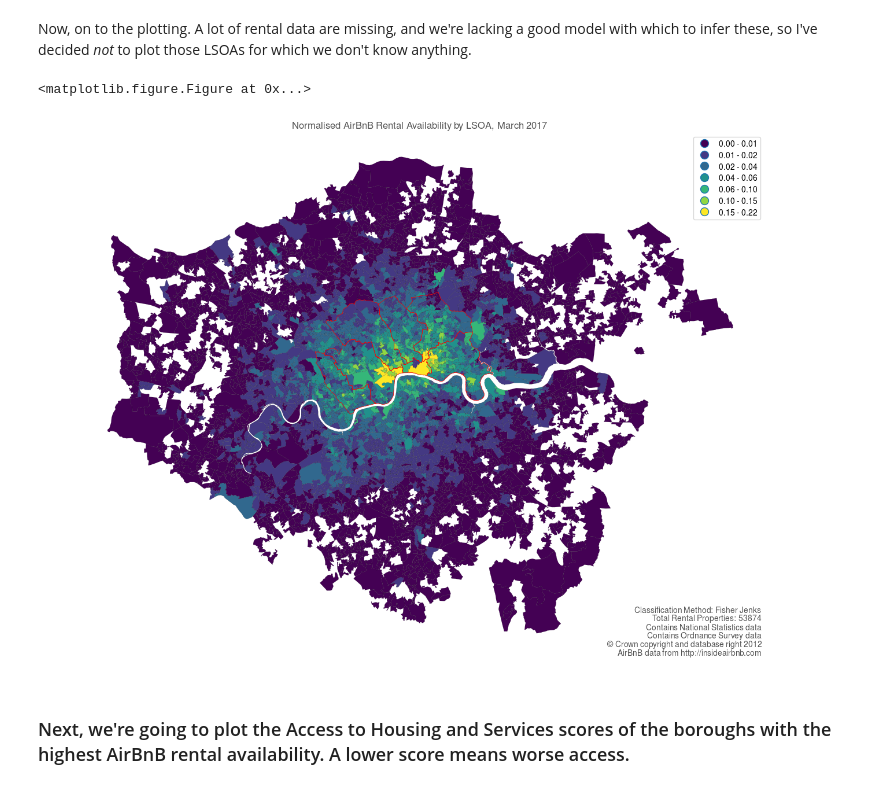
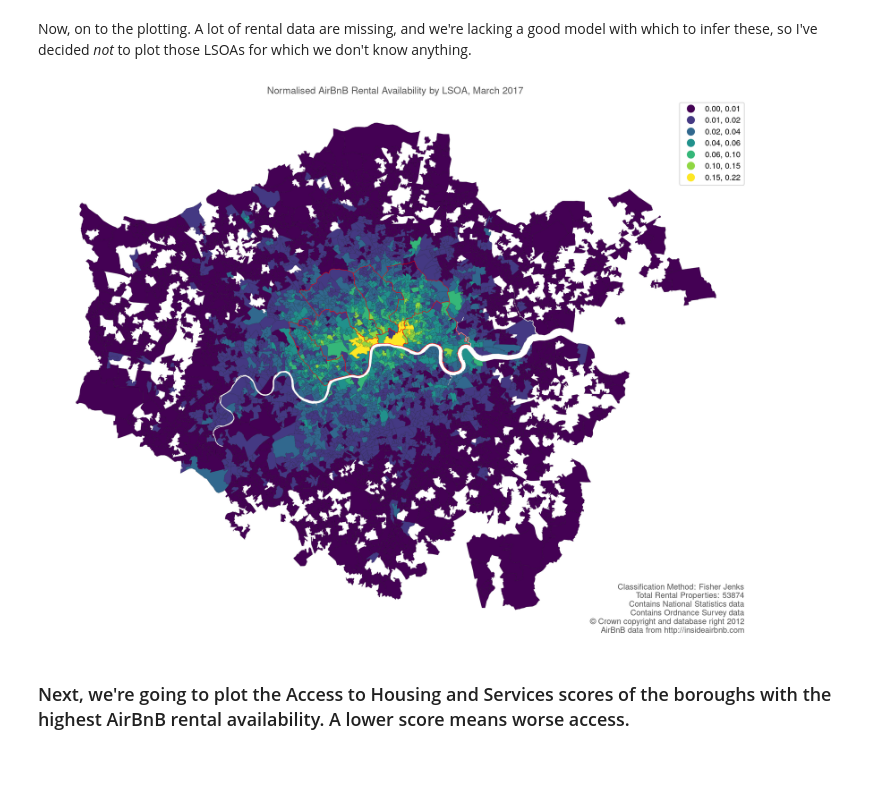
Before and after one commit to urschrei/Geopython, a Jupyter notebook: airbnb.ipynb, the cells around one changed output. Saved outputs shown, nothing was run; the diff lists cells and outputs as text; code cells hidden in the pictures.

```diff
--- a/airbnb.ipynb
+++ b/airbnb.ipynb
@@ -40,7 +39,4 @@ boroughs_gdf = gp.read_file("data/neighbourhoods.geojson")
 # %% [markdown]
 Perform a spatial join of AirBnB rentals (left) to LSOAs (right)
 # %%
-merged = gp.tools.sjoin(
-    abb_gdf, imd_gdf,
-    how="inner",
-)
+merged = gp.sjoin(abb_gdf, imd_gdf, how="inner")
@@ -49,7 +42,0 @@ Now merge aggregated (counted) rentals to LSOA polygon rows
-# %%
-imd_gdf = imd_gdf.merge(
-    merged['LSOA11NM'].value_counts().to_frame(),
-    how='left',
-    left_on='LSOA11NM', right_index=True)
-# rename count column
-imd_gdf.rename(columns={"LSOA11NM_y": 'Rental_Count'}, inplace=True)
@@ -56,3 +45,7 @@ imd_gdf.rename(columns={"LSOA11NM_y": 'Rental_Count'}, inplace=True)
+# %%
+imd_gdf['Rental_Count'] = imd_gdf['LSOA11NM'].map(
+    merged['LSOA11NM'].value_counts()
+)
 # %% [markdown]
 Create decile bins. Ratio can also be used as a percentage proxy
 # %%
@@ -61,57 +54,54 @@ q10 = ps.Quantiles(imd_gdf.dropna().ABB_Ratio, k=10)
 # %% [markdown]
 We want to highlight the boroughs containing the 25 LSOAs with the highest ratio of rental availability to households
 # %%
-boroughs = imd_gdf.sort_values(by='ABB_Ratio', ascending=False).iloc[:24].LAD11NM.unique()
+boroughs = imd_gdf.nlargest(25, 'ABB_Ratio').LAD11NM.unique()
 # %% [markdown]
 Now, on to the plotting. A lot of rental data are missing, and we're lacking a good model with which to infer these, so I've decided *not* to plot those LSOAs for which we don't know anything.
 # %%
-plt.clf()
-fig, ax = plt.subplots(
-    1,
-    figsize=(16., 12.),
-    dpi=100,
-    subplot_kw=dict(aspect='equal'),
-)
+fig, ax = plt.subplots(1, figsize=(16., 12.), dpi=100)
 
 # this will plot Fisher Jenks of normalised rental availability
-base = imd_gdf.dropna().plot(
+imd_gdf.dropna(subset=['ABB_Ratio']).plot(
     ax=ax,
-    alpha=1.,
+    alpha=1.0,
     column='ABB_Ratio',
-    scheme="fisher_jenks",
-    k=7,
-    cmap="viridis",
+    scheme='fisher_jenks',
+    classification_kwds={'k': 7},
+    cmap='viridis',
     linewidth=0.1,
     edgecolor='black',
     legend=True,
 )
 
-
 # Display boroughs with most AirBnB
-top = boroughs_gdf.to_crs({'init': 'epsg:27700'}).loc[boroughs_gdf['neighbourhood'].isin(boroughs)].plot(
+boroughs_gdf.loc[boroughs_gdf['neighbourhood'].isin(boroughs)].plot(
     ax=ax,
-    linewidth=.5,
-    color='None',
-    edgecolor='red'
+    linewidth=0.5,
+    facecolor='none',
+    edgecolor='red',
 )
 
-_ = ax.axis('off')
+ax.axis('off')
 
-ax.set_title("Normalised AirBnB Rental Availability by LSOA, March 2017", color='#555555')
+ax.set_title('Normalised AirBnB Rental Availability by LSOA, March 2017', color='#555555')
 
-# Display data sources
-smallprint = ax.text(
-    .995, 0,
-    'Classification Method: Fisher Jenks\nTotal Rental Properties: %s\nContains National Statistics data\nContains Ordnance Survey data\n$\copyright$ Crown copyright and database right 2012\nAirBnB data from http://insideairbnb.com' % int(imd_gdf['Rental_Count'].sum()),
+total = int(imd_gdf['Rental_Count'].sum())
+ax.text(
+    0.995, 0,
+    f'Classification Method: Fisher Jenks\nTotal Rental Properties: {total}\n'
+    'Contains National Statistics data\nContains Ordnance Survey data\n'
+    r'$\copyright$ Crown copyright and database right 2012' '\n'
+    'AirBnB data from http://insideairbnb.com',
     ha='right', va='bottom',
     size=10,
     color='#555555',
-    transform=ax.transAxes)
+    transform=ax.transAxes,
+)
 
+plt.savefig("rentals_gh.png", dpi=300, bbox_inches="tight")
 plt.show()
 # %% [output]
-<matplotlib.figure.Figure at 0x...>
-[figure, old version]
+[figure, new version]
 # %% [markdown]
 ###  Next, we're going to plot the Access to Housing and Services scores of the boroughs with the highest AirBnB rental availability. A lower score means worse access.
 # %% [markdown]
```
Also changed, not shown: parts of 10 cells of this notebook, 2 other files.
